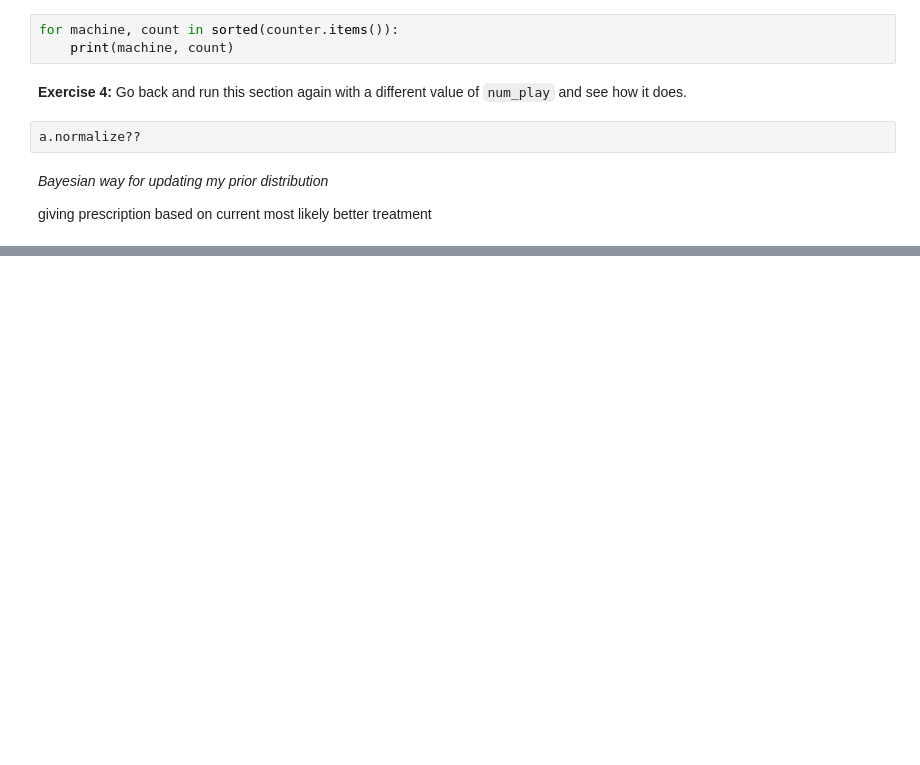
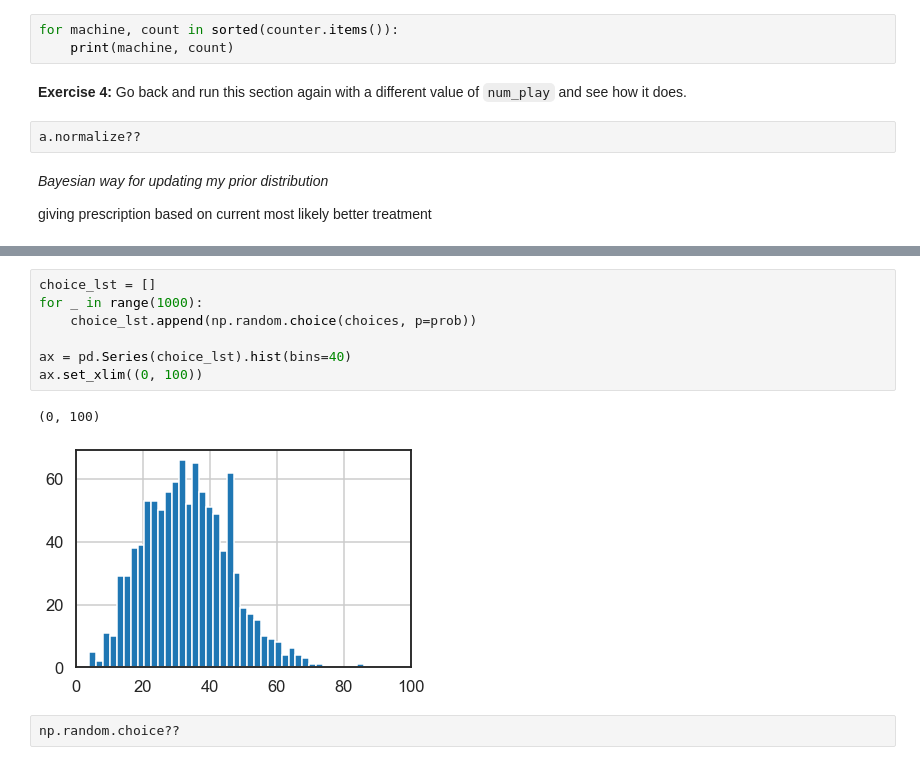
Before and after one commit to masterfulEJ/bayesianSimple_forked, a Jupyter notebook: 04_bandit-covered.ipynb, the cells around one changed output, grey strips where cells are left out. Saved outputs shown, nothing was run; the diff lists cells and outputs as text; blank space fills up the shorter version.

```diff
--- a/04_bandit-covered.ipynb
+++ b/04_bandit-covered.ipynb
@@ -287,0 +312,12 @@ giving prescription based on current most likely better treatment
+# %%
+choice_lst = []
+for _ in range(1000):
+    choice_lst.append(np.random.choice(choices, p=prob))
+
+ax = pd.Series(choice_lst).hist(bins=40)
+ax.set_xlim((0, 100))
+# %% [output]
+(0, 100)
+[figure, added]
+# %%
+np.random.choice??
```
Also changed, not shown: parts of 10 cells of this notebook, 2 other files.
